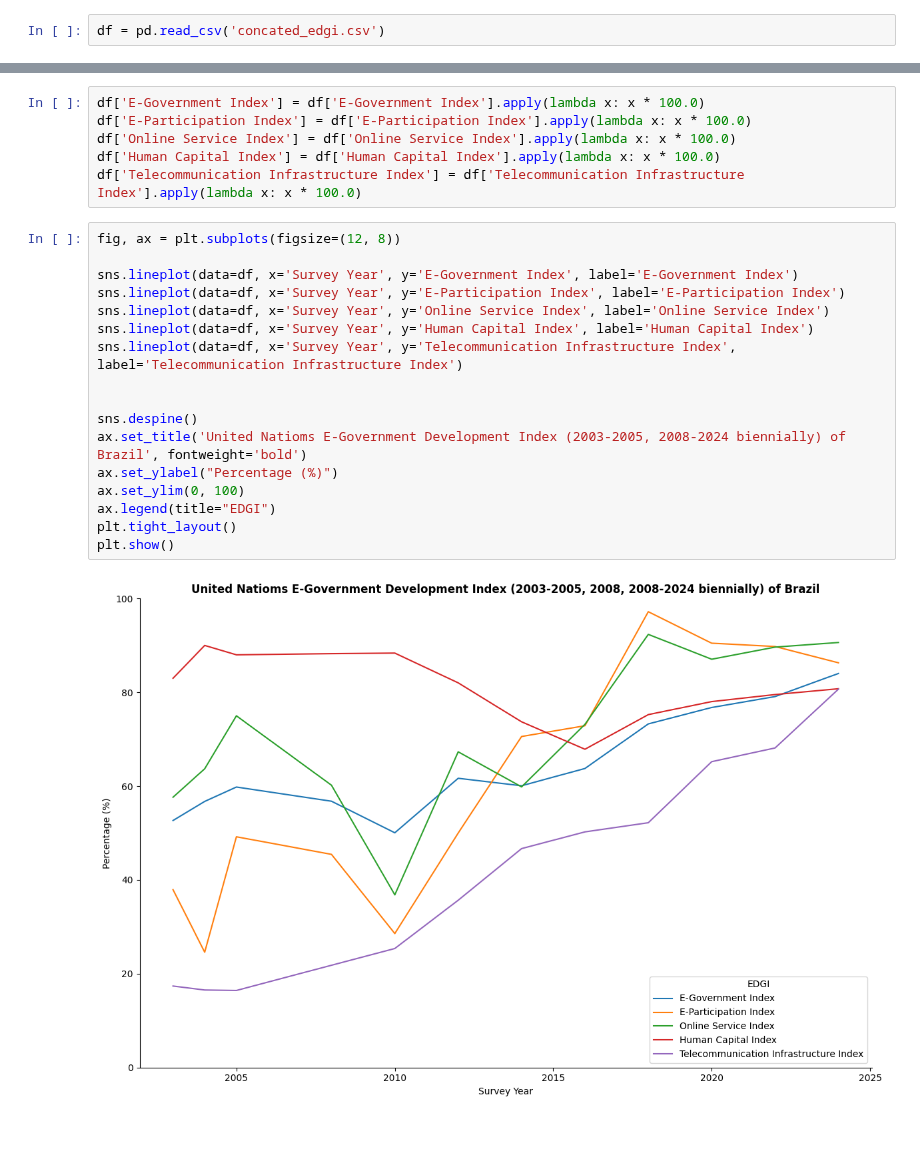
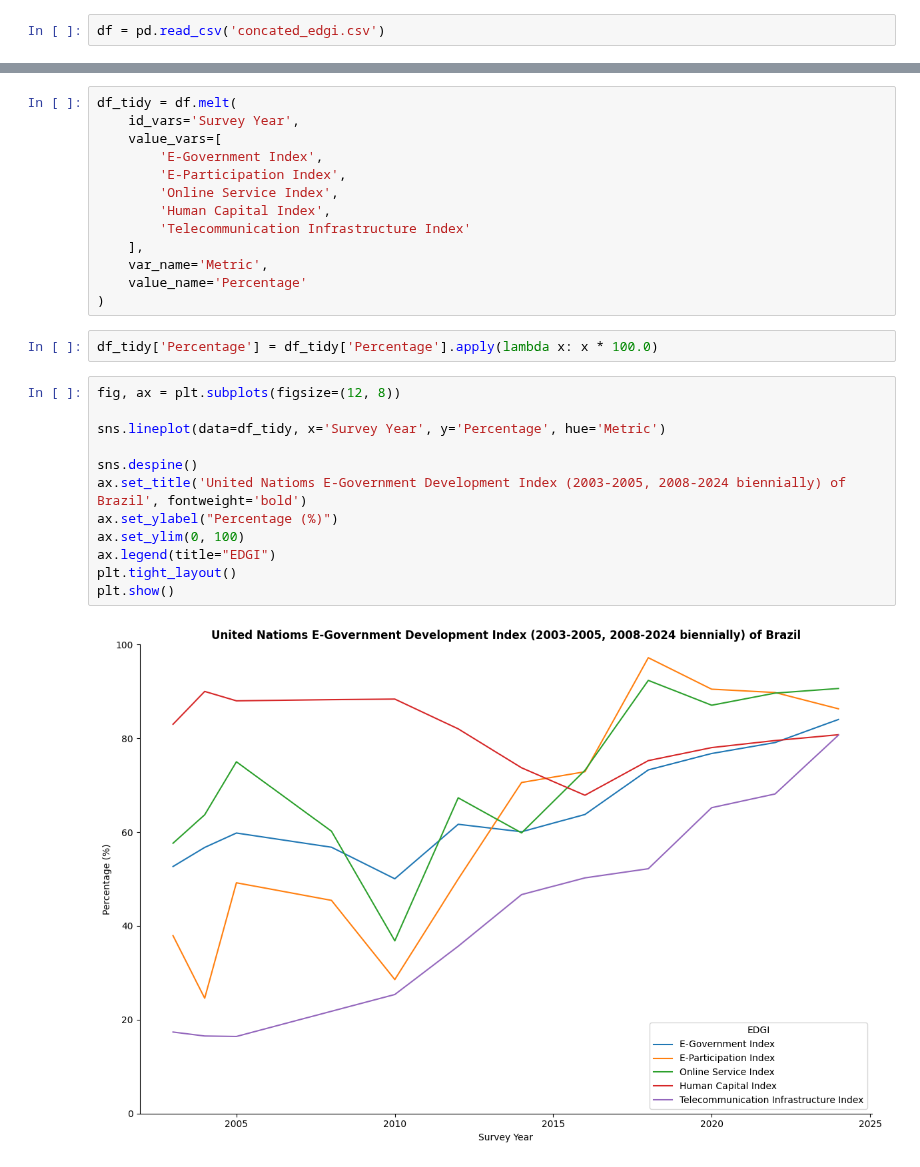
Before and after one commit to LazaroDamasceno/Dissertacao-Mestrado, a Jupyter notebook: eda/egdi/lineplot_egdi_plus_componentes_brazil.ipynb, the cells around one changed output, grey strips where cells are left out. Saved outputs shown, nothing was run; the diff lists cells and outputs as text; blank space fills up the shorter version.

Commit message:
Updated lineplot_egdi_plus_componentes_brazil

```diff
--- a/eda/egdi/lineplot_egdi_plus_componentes_brazil.ipynb
+++ b/eda/egdi/lineplot_egdi_plus_componentes_brazil.ipynb
@@ -7,25 +26,29 @@ df = pd.read_csv('concated_edgi.csv')
 # %%
-df['E-Government Index'] = df['E-Government Index'].apply(lambda x: x * 100.0)
-df['E-Participation Index'] = df['E-Participation Index'].apply(lambda x: x * 100.0)
-df['Online Service Index'] = df['Online Service Index'].apply(lambda x: x * 100.0)
-df['Human Capital Index'] = df['Human Capital Index'].apply(lambda x: x * 100.0)
-df['Telecommunication Infrastructure Index'] = df['Telecommunication Infrastructure Index'].apply(lambda x: x * 100.0)
+df_tidy = df.melt(
+    id_vars='Survey Year',
+    value_vars=[
+        'E-Government Index',
+        'E-Participation Index',
+        'Online Service Index',
+        'Human Capital Index',
+        'Telecommunication Infrastructure Index'
+    ],
+    var_name='Metric',
+    value_name='Percentage'
+)
+# %%
+df_tidy['Percentage'] = df_tidy['Percentage'].apply(lambda x: x * 100.0)
 # %%
 fig, ax = plt.subplots(figsize=(12, 8))
 
-sns.lineplot(data=df, x='Survey Year', y='E-Government Index', label='E-Government Index')
-sns.lineplot(data=df, x='Survey Year', y='E-Participation Index', label='E-Participation Index')
-sns.lineplot(data=df, x='Survey Year', y='Online Service Index', label='Online Service Index')
-sns.lineplot(data=df, x='Survey Year', y='Human Capital Index', label='Human Capital Index')
-sns.lineplot(data=df, x='Survey Year', y='Telecommunication Infrastructure Index', label='Telecommunication Infrastructure Index')
-
+sns.lineplot(data=df_tidy, x='Survey Year', y='Percentage', hue='Metric')
 
 sns.despine()
 ax.set_title('United Natioms E-Government Development Index (2003-2005, 2008-2024 biennially) of Brazil', fontweight='bold')
 ax.set_ylabel("Percentage (%)")
 ax.set_ylim(0, 100)
 ax.legend(title="EDGI")
 plt.tight_layout()
 plt.show()
 # %% [output]
-[figure, old version]
+[figure, new version]
```
Also changed, not shown: parts of 1 cell of this notebook.
